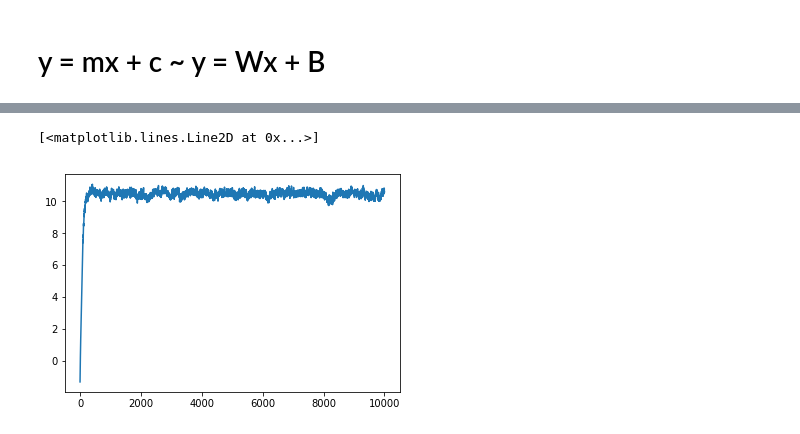
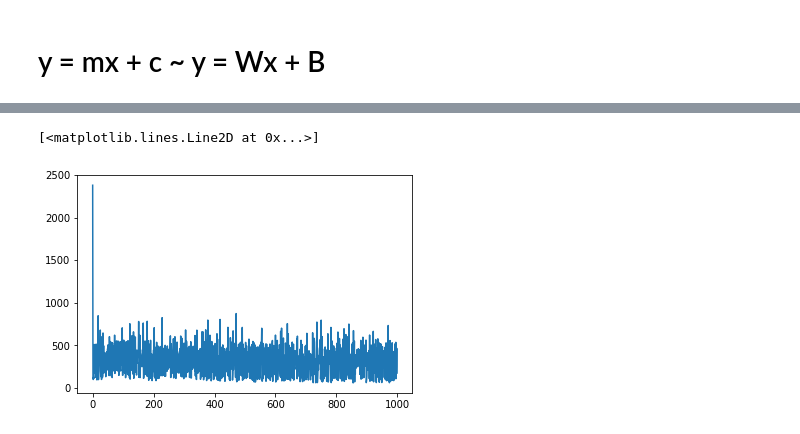
Before and after one commit to abhishekr7/cost-minimization-visual, a Jupyter notebook: sales.ipynb, the cells around one changed output, grey strips where cells are left out. Cells and saved outputs as stored; diff of their text form; code cells hidden in the pictures.

```diff
--- a/sales.ipynb
+++ b/sales.ipynb
@@ -59,3 +59,5 @@ df
 | 1458 | 1459 | 9717 | 142125 |
 | 1459 | 1460 | 9937 | 147500 |
 1460 rows × 3 columns
+# %%
+df['SalePrice'] = df['SalePrice']/1000
@@ -105,4 +128,4 @@ class MyCallback(keras.callbacks.Callback):
 
 callback = MyCallback()
 # %%
-model.fit(X_train, Y_train, epochs = 1000, batch_size = 128, verbose = False, callbacks=[callback])
+MODEL = model.fit(X_train, Y_train, epochs = 1000, batch_size = 128, verbose = False, callbacks=[callback])
@@ -250,5 +280,7 @@ bias_history
+# %%
+cost_function = MODEL.history['mean_absolute_error']
 # %%
-plt.plot(weights_history)
+plt.plot(cost_function)
 # %% [output]
 [<matplotlib.lines.Line2D at 0x...>]
-[figure, old version]
+[figure, new version]
```
Also changed, not shown: parts of 36 cells of this notebook, 1 other file.
